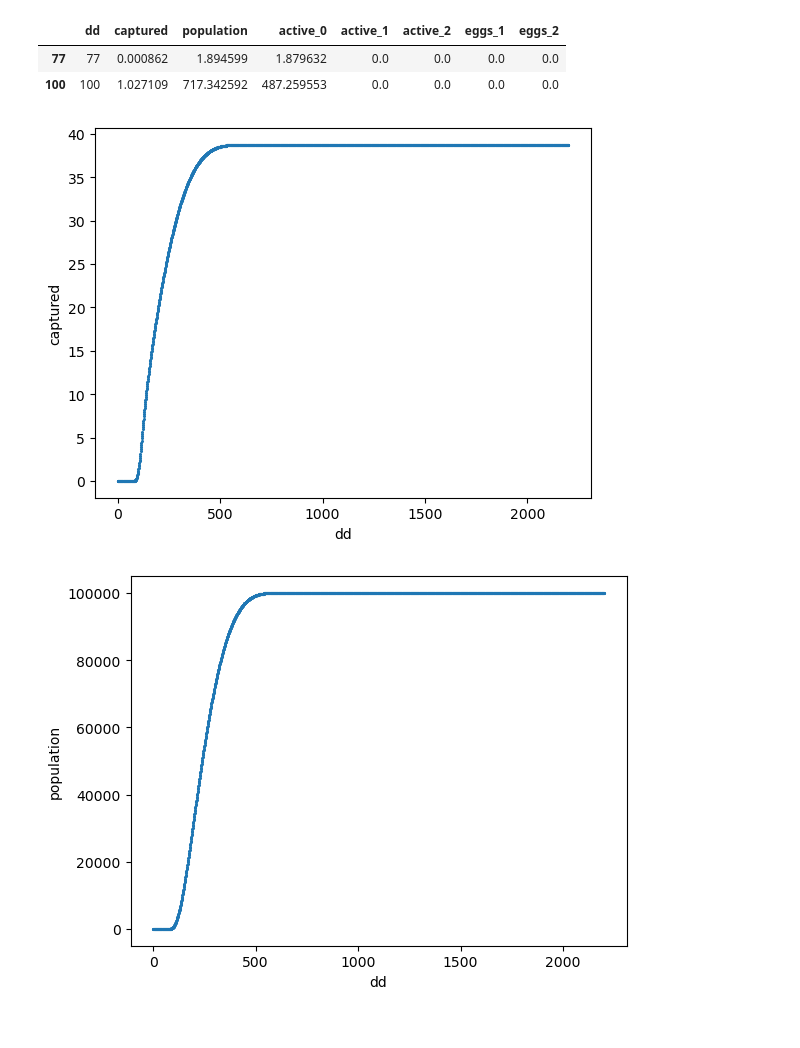
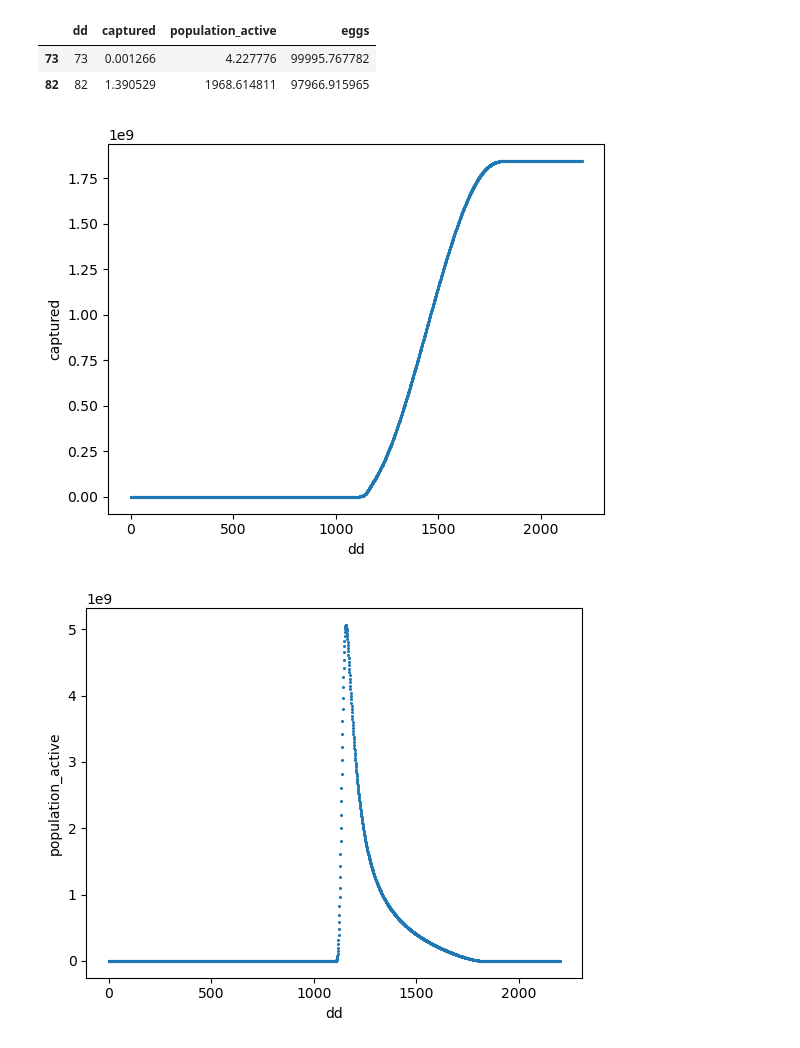
Before and after one commit to PacificBird/InsectPhenologyCaptureSim, a Jupyter notebook: analysis.ipynb, the cells around one changed output. Cells and saved outputs as stored; diff of their text form; code cells hidden in the pictures.

```diff
--- a/analysis.ipynb
+++ b/analysis.ipynb
@@ -1,17 +1,13 @@
 # %%
 import pandas as pd
 df = pd.read_csv('test_0.csv')
 df.plot.scatter(0, 1, 1.5)
 df.plot.scatter(0, 2, 1.5)
 df.plot.scatter(0, 3, 1.5)
-df.plot.scatter(0, 4, 1.5)
-df.plot.scatter(0, 5, 1.5)
-df.plot.scatter(0, 6, 1.5)
-df.plot.scatter(0, 7, 1.5)
-pd.concat([df[df.population >= 1].head(1), df[df.captured >= 1].head(1)])
+pd.concat([df[df.population_active >= 1].head(1), df[df.captured >= 1].head(1)])
 # %% [output]
-|  | dd | captured | population | active_0 | active_1 | active_2 | eggs_1 | eggs_2 |
-| 77 | 77 | 0.000862 | 1.894599 | 1.879632 | 0.0 | 0.0 | 0.0 | 0.0 |
-| 100 | 100 | 1.027109 | 717.342592 | 487.259553 | 0.0 | 0.0 | 0.0 | 0.0 |
+|  | dd | captured | population_active | eggs |
+| 73 | 73 | 0.001266 | 4.227776 | 99995.767782 |
+| 82 | 82 | 1.390529 | 1968.614811 | 97966.915965 |
-[figure, old version]
+[figure, new version]
-[figure, old version]
+[figure, new version]
```
Also changed, not shown: parts of 5 cells of this notebook, 2 other files.
